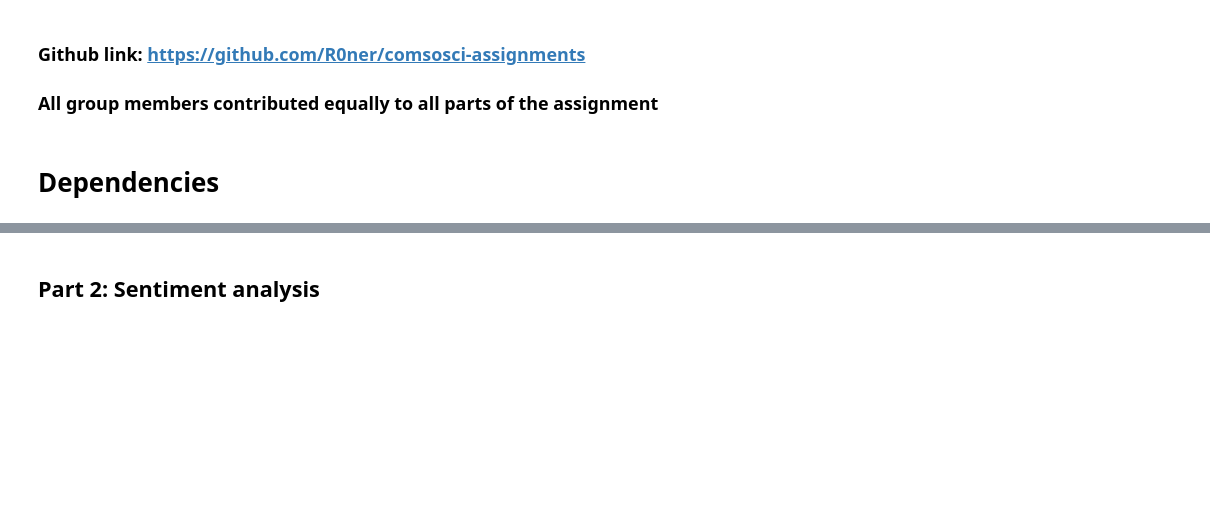
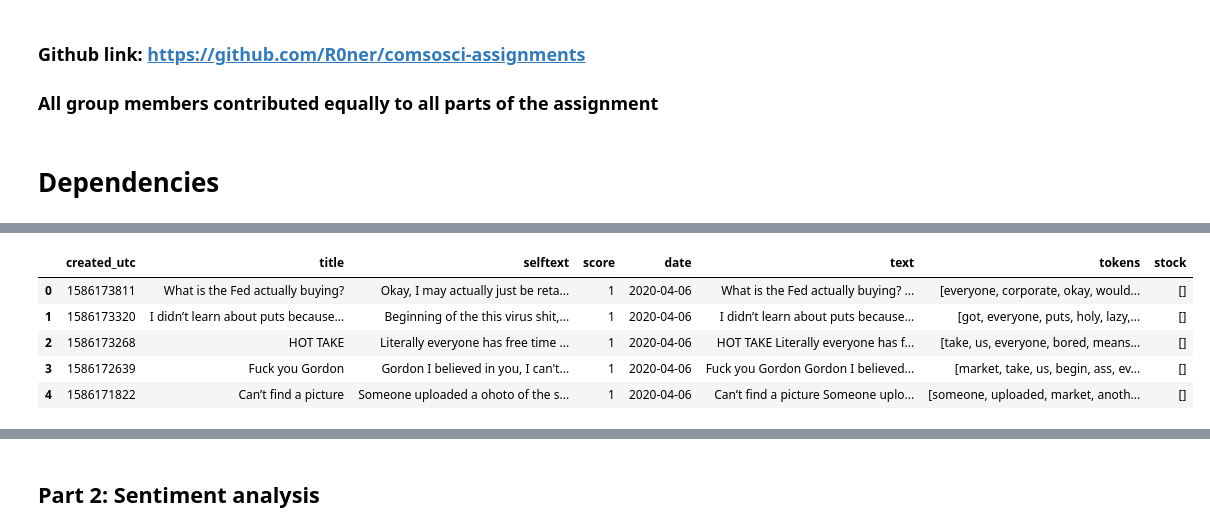
Before and after one commit to R0ner/comsosci-assignments, a Jupyter notebook: Assignment2.ipynb, the cells around one changed output, grey strips where cells are left out. Drawn from its saved outputs; the diff is of its cells as text; code cells hidden in the pictures; blank space fills up the shorter version.

```diff
--- a/Assignment2.ipynb
+++ b/Assignment2.ipynb
@@ -42,0 +63,9 @@ _Exercise_
+# %%
+tickers = submissions['text'].str.findall(regex).sum()
+
+tickers = [ticker.upper() for ticker in tickers if not bool(re.search(r'\d', ticker))]
+
+unique_tickers, counts = np.unique(tickers, return_counts=True)
+sorted_indices = np.argsort(counts)[::-1]
+top_15 = unique_tickers[sorted_indices][:15]
+top_15
@@ -42,0 +76,14 @@ _Exercise_
+# %%
+stop_words = set(nltk.corpus.stopwords.words('english'))
+stop_words = [re.sub('[^a-z_-]', '', stop_word) for stop_word in stop_words]
+
+def tokenize(row):
+    text = row['text'].lower()
+    text = re.sub('[^a-z]', ' ', text)
+    tokens = nltk.word_tokenize(text)
+    tokens = [word for word in tokens if not word in stop_words and 'http' not in word and len(word) > 1]
+    tokens = list(set(tokens))
+    return tokens
+# %%
+submissions['tokens'] = submissions.apply(tokenize, axis=1)
+submissions.head()
@@ -42,0 +97,14 @@ _Exercise_
+# %%
+# intersection function
+top_15_set = set([re.sub('[^a-z]', '', stock.lower()) for stock in top_15])
+isect = lambda row: list(top_15_set.intersection(set(row['tokens'])))
+# %%
+submissions['stock'] = submissions.apply(isect, axis=1)
+submissions.head()
+# %% [output]
+|  | created_utc | title | selftext | score | date | text | tokens | stock |
+| 0 | 1586173811 | What is the Fed actually buying? | Okay, I may actually just be reta... | 1 | 2020-04-06 | What is the Fed actually buying? ... | [everyone, corporate, okay, would... | [] |
+| 1 | 1586173320 | I didn’t learn about puts because... | Beginning of the this virus shit,... | 1 | 2020-04-06 | I didn’t learn about puts because... | [got, everyone, puts, holy, lazy,... | [] |
+| 2 | 1586173268 | HOT TAKE | Literally everyone has free time ... | 1 | 2020-04-06 | HOT TAKE Literally everyone has f... | [take, us, everyone, bored, means... | [] |
+| 3 | 1586172639 | Fuck you Gordon | Gordon I believed in you, I can't... | 1 | 2020-04-06 | Fuck you Gordon Gordon I believed... | [market, take, us, begin, ass, ev... | [] |
+| 4 | 1586171822 | Can’t find a picture | Someone uploaded a ohoto of the s... | 1 | 2020-04-06 | Can’t find a picture Someone uplo... | [someone, uploaded, market, anoth... | [] |
```
Also changed, not shown: parts of 35 cells of this notebook, 2 other files.
